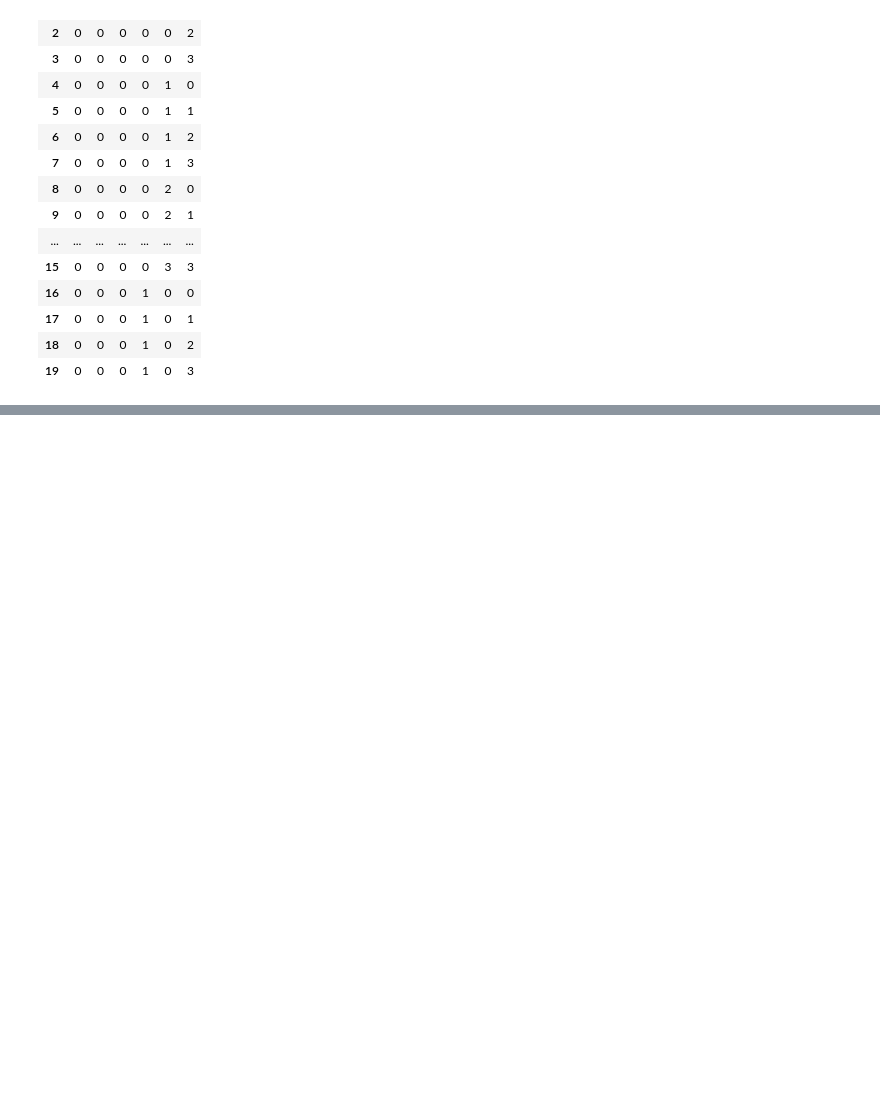
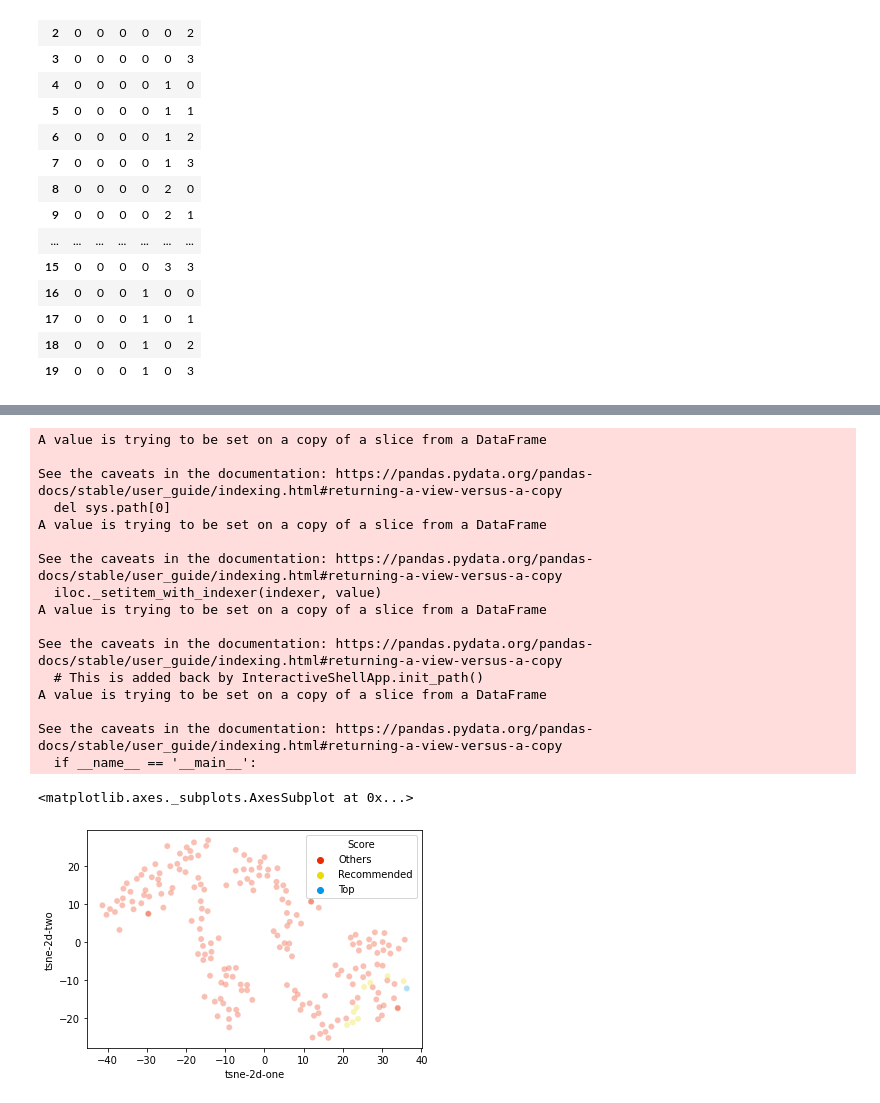
Before and after one commit to calvincbzhang/city-search-tool, a Jupyter notebook: city_search_tool.ipynb, the cells around one changed output, grey strips where cells are left out. Saved outputs shown, nothing was run; the diff lists cells and outputs as text; code cells hidden in the pictures; blank space fills up the shorter version.

```diff
--- a/city_search_tool.ipynb
+++ b/city_search_tool.ipynb
@@ -84,0 +109,10 @@ city_Score.sort_values('mean').head(10)
+# %%
+df = cities_ds
+
+rndperm = np.random.permutation(df.shape[0])
+df_subset = df.loc[rndperm,:].copy()
+data_subset = df_subset[['Purchase Power', 'Health Care', 'Pollution', 'Crime Rating', 'Unesco', 'QoL_H']].values
+
+
+tsne = TSNE(n_components=2, verbose=1, perplexity=15, n_iter=800)
+tsne_results = tsne.fit_transform(data_subset)
@@ -84,0 +127,51 @@ city_Score.sort_values('mean').head(10)
+# %%
+new_dataframe = df_subset
+new_dataframe['tsne-2d-one'] = tsne_results[:,0]
+new_dataframe['tsne-2d-two'] = tsne_results[:,1]
+new_dataframe["Score"] = np.zeros(len(new_dataframe))
+topk_cities = city_Score.sort_values('mean')["City"][:10].values
+new_dataframe["City"] = df_subset["City"]
+for i in range(len(new_dataframe["City"])):
+    if new_dataframe["City"][i] == topk_cities[0]:
+        new_dataframe["Score"][i] = "Top"
+    elif new_dataframe["City"][i] in topk_cities:
+        new_dataframe["Score"][i] = "Recommended"
+    else:
+        new_dataframe["Score"][i] = "Others"
+
+
+'''
+plt.figure(figsize=(16,10))
+plt.plot(tsne_results[:,0], tsne_results[:, 1], marker = 'o', linestyle='none')
+
+'''
+# Create an array with the colors you want to use
+colors = ["#EA2C03", "#EADB03", "#0396EA"]
+# Set your custom color palette
+customPalette = sns.set_palette(sns.color_palette(colors))
+sns.scatterplot(
+    x="tsne-2d-one", y="tsne-2d-two",
+    hue = "Score",
+    palette=colors,
+    data=new_dataframe,
+    legend="full",
+    alpha=0.3)
+# %% [output]
+A value is trying to be set on a copy of a slice from a DataFrame
+
+See the caveats in the documentation: https://pandas.pydata.org/pandas-docs/stable/user_guide/indexing.html#returning-a-view-versus-a-copy
+  del sys.path[0]
+A value is trying to be set on a copy of a slice from a DataFrame
+
+See the caveats in the documentation: https://pandas.pydata.org/pandas-docs/stable/user_guide/indexing.html#returning-a-view-versus-a-copy
+  iloc._setitem_with_indexer(indexer, value)
+A value is trying to be set on a copy of a slice from a DataFrame
+
+See the caveats in the documentation: https://pandas.pydata.org/pandas-docs/stable/user_guide/indexing.html#returning-a-view-versus-a-copy
+  # This is added back by InteractiveShellApp.init_path()
+A value is trying to be set on a copy of a slice from a DataFrame
+
+See the caveats in the documentation: https://pandas.pydata.org/pandas-docs/stable/user_guide/indexing.html#returning-a-view-versus-a-copy
+  if __name__ == '__main__':
+<matplotlib.axes._subplots.AxesSubplot at 0x...>
+[figure, added]
```
Also changed, not shown: parts of 7 cells of this notebook.
